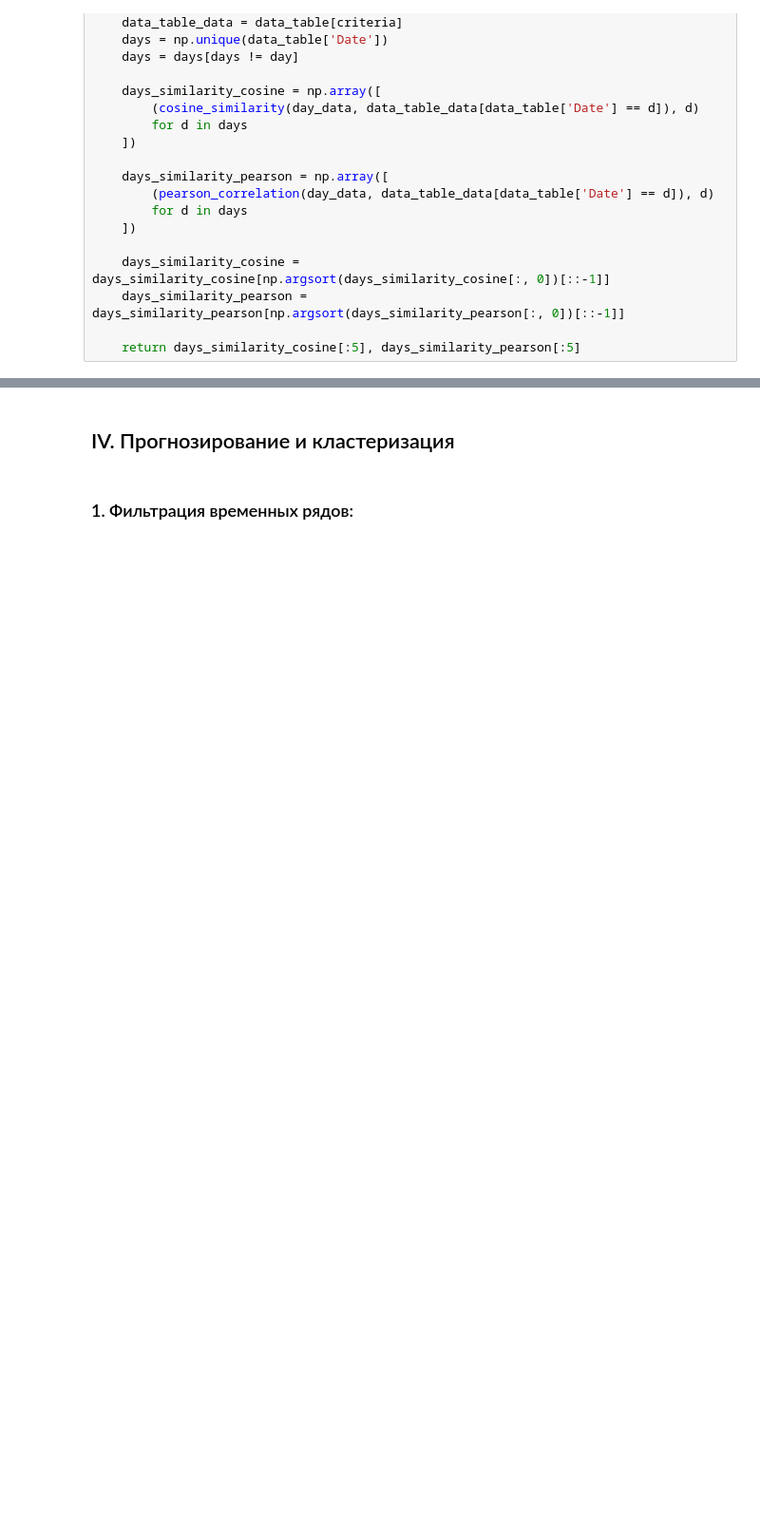
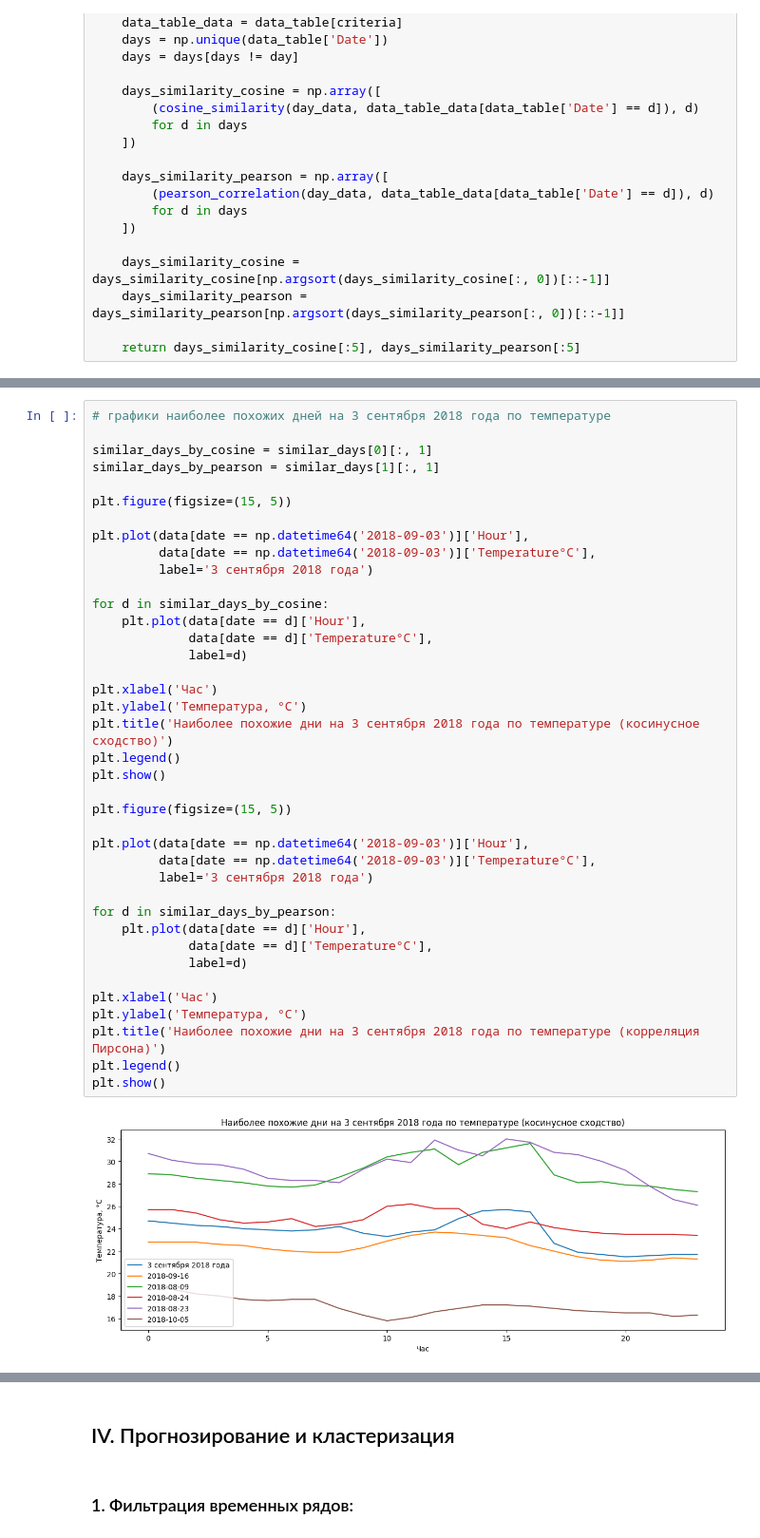
Before and after one commit to vorandpav/NoteBooks, a Jupyter notebook: Jupiter.ipynb, the cells around one changed output, grey strips where cells are left out. Shown at 95% size. Drawn from its saved outputs; the diff is of its cells as text; blank space fills up the shorter version.

```diff
--- a/Jupiter.ipynb
+++ b/Jupiter.ipynb
@@ -709,3 +751,44 @@ print(similar_days[1])
  [np.float64(0.8315200995407261) np.datetime64('2018-02-10')]
  [np.float64(0.8214096310287465) np.datetime64('2017-12-07')]
  [np.float64(0.8201472911332581) np.datetime64('2018-03-01')]]
+# %%
+# графики наиболее похожих дней на 3 сентября 2018 года по температуре
+
+similar_days_by_cosine = similar_days[0][:, 1]
+similar_days_by_pearson = similar_days[1][:, 1]
+
+plt.figure(figsize=(15, 5))
+
+plt.plot(data[date == np.datetime64('2018-09-03')]['Hour'],
+         data[date == np.datetime64('2018-09-03')]['Temperature°C'],
+         label='3 сентября 2018 года')
+
+for d in similar_days_by_cosine:
+    plt.plot(data[date == d]['Hour'],
+             data[date == d]['Temperature°C'],
+             label=d)
+
+plt.xlabel('Час')
+plt.ylabel('Температура, °C')
+plt.title('Наиболее похожие дни на 3 сентября 2018 года по температуре (косинусное сходство)')
+plt.legend()
+plt.show()
+
+plt.figure(figsize=(15, 5))
+
+plt.plot(data[date == np.datetime64('2018-09-03')]['Hour'],
+         data[date == np.datetime64('2018-09-03')]['Temperature°C'],
+         label='3 сентября 2018 года')
+
+for d in similar_days_by_pearson:
+    plt.plot(data[date == d]['Hour'],
+             data[date == d]['Temperature°C'],
+             label=d)
+
+plt.xlabel('Час')
+plt.ylabel('Температура, °C')
+plt.title('Наиболее похожие дни на 3 сентября 2018 года по температуре (корреляция Пирсона)')
+plt.legend()
+plt.show()
+# %% [output]
+[figure, added]
```
Also changed, not shown: parts of 34 cells of this notebook.
